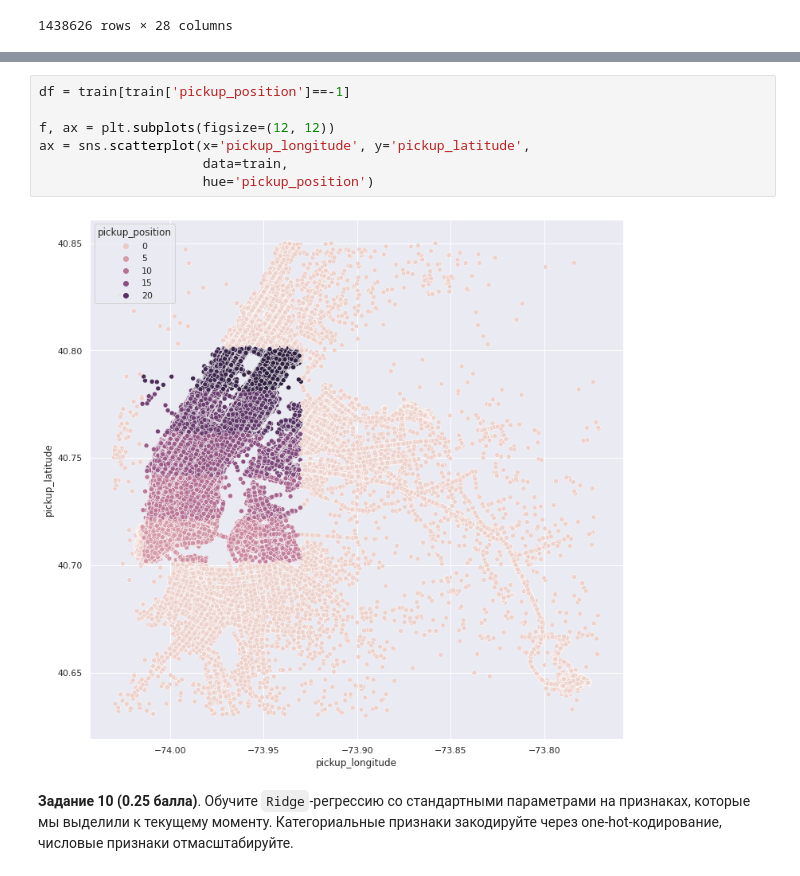
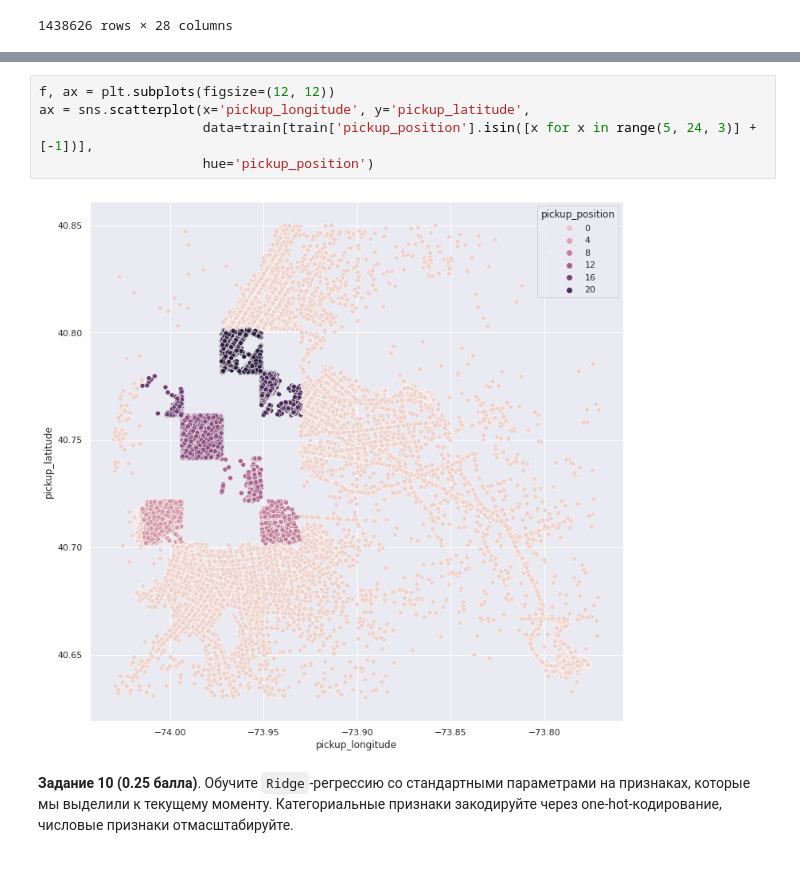
Before and after one commit to HeySlava/hse_course, a Jupyter notebook: homework2/homework2_slava.ipynb, the cells around one changed output, grey strips where cells are left out. Cells and saved outputs as stored; diff of their text form.

```diff
--- a/homework2/homework2_slava.ipynb
+++ b/homework2/homework2_slava.ipynb
@@ -479,12 +463,10 @@ train[train['pickup_position'].isin([-1, 5, 6, 7, 18])]
 # %%
-df = train[train['pickup_position']==-1]
-
 f, ax = plt.subplots(figsize=(12, 12))
 ax = sns.scatterplot(x='pickup_longitude', y='pickup_latitude',
-                     data=train,
+                     data=train[train['pickup_position'].isin([x for x in range(5, 24, 3)] + [-1])],
                      hue='pickup_position')
 # %% [output]
-[figure, old version]
+[figure, new version]
 # %% [markdown]
 **Задание 10 (0.25 балла)**. Обучите `Ridge`-регрессию со стандартными параметрами на признаках, которые мы выделили к текущему моменту. Категориальные признаки закодируйте через one-hot-кодирование, числовые признаки отмасштабируйте.
 # %%
```
Also changed, not shown: parts of 13 cells of this notebook, 2 other files.
